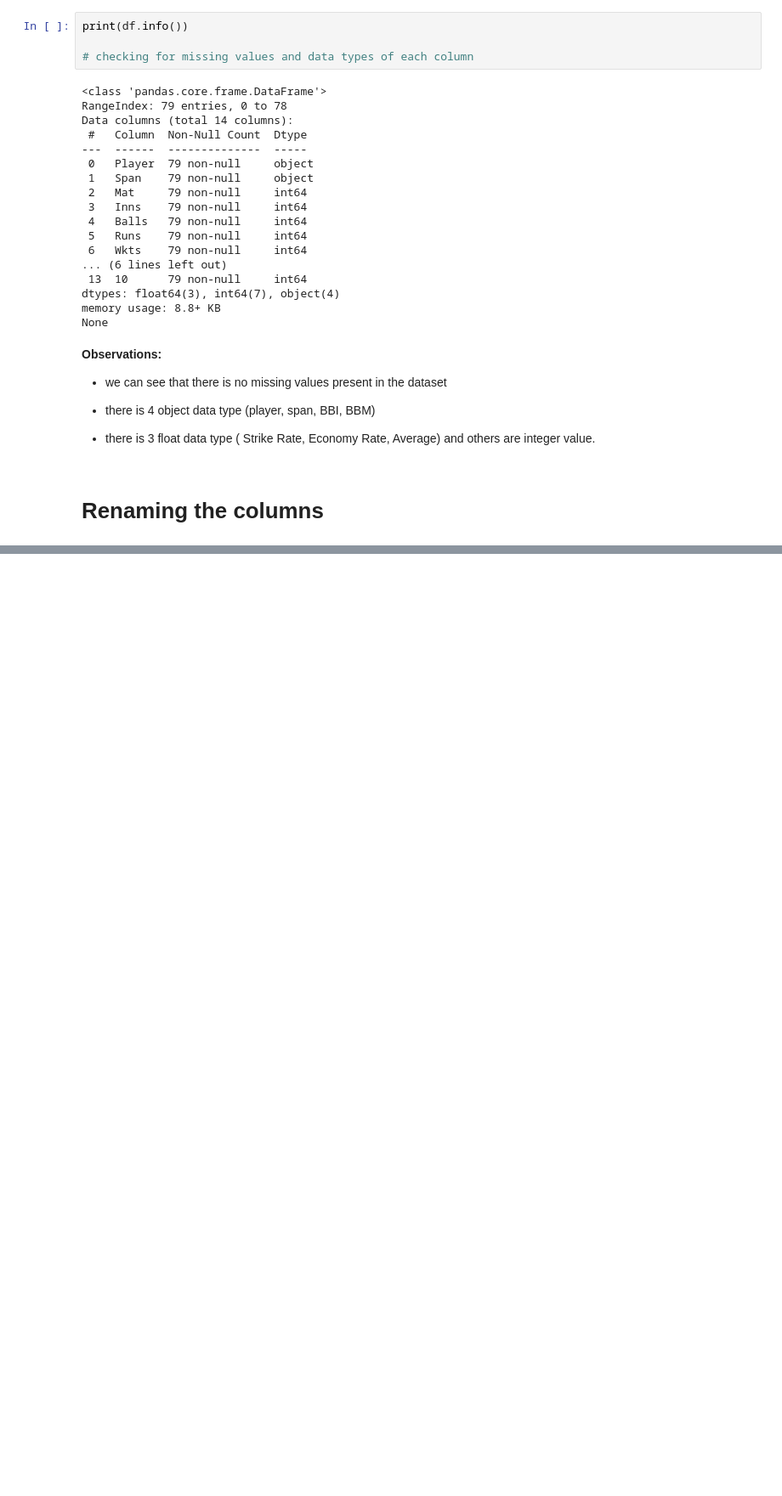
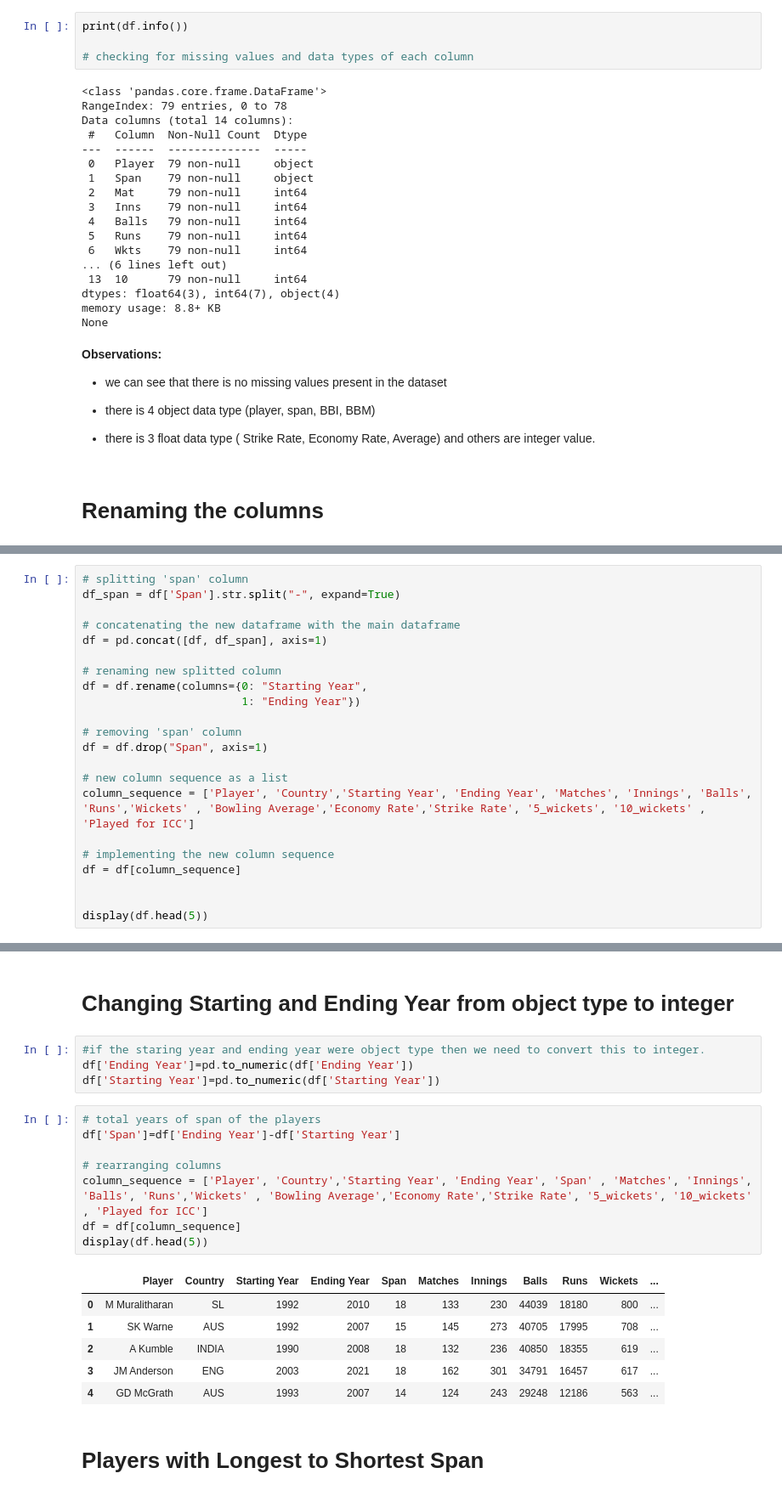
Before and after one commit to Israt055/test_bowlers_analysis, a Jupyter notebook: test_bowlers_analysis.ipynb, the cells around one changed output, grey strips where cells are left out. Shown: that part at 85% size. Saved outputs shown, nothing was run; the diff lists cells and outputs as text; blank space fills up the shorter version.

```diff
--- a/test_bowlers_analysis.ipynb
+++ b/test_bowlers_analysis.ipynb
@@ -233,0 +313,22 @@ df.head()
+# %%
+# splitting 'span' column
+df_span = df['Span'].str.split("-", expand=True)
+
+# concatenating the new dataframe with the main dataframe
+df = pd.concat([df, df_span], axis=1)
+
+# renaming new splitted column
+df = df.rename(columns={0: "Starting Year",
+                        1: "Ending Year"})
+
+# removing 'span' column
+df = df.drop("Span", axis=1)
+
+# new column sequence as a list
+column_sequence = ['Player', 'Country','Starting Year', 'Ending Year', 'Matches', 'Innings', 'Balls', 'Runs','Wickets' , 'Bowling Average','Economy Rate','Strike Rate', '5_wickets', '10_wickets' , 'Played for ICC']
+
+# implementing the new column sequence
+df = df[column_sequence]
+
+
+display(df.head(5))
@@ -233,0 +362,23 @@ df.head()
+# %% [markdown]
+# Changing Starting and Ending Year from object type to integer
+# %%
+#if the staring year and ending year were object type then we need to convert this to integer.
+df['Ending Year']=pd.to_numeric(df['Ending Year'])
+df['Starting Year']=pd.to_numeric(df['Starting Year'])
+# %%
+# total years of span of the players
+df['Span']=df['Ending Year']-df['Starting Year']
+
+# rearranging columns
+column_sequence = ['Player', 'Country','Starting Year', 'Ending Year', 'Span' , 'Matches', 'Innings', 'Balls', 'Runs','Wickets' , 'Bowling Average','Economy Rate','Strike Rate', '5_wickets', '10_wickets' , 'Played for ICC']
+df = df[column_sequence]
+display(df.head(5))
+# %% [output]
+|  | Player | Country | Starting Year | Ending Year | Span | Matches | Innings | Balls | Runs | Wickets | ... |
+| 0 | M Muralitharan | SL | 1992 | 2010 | 18 | 133 | 230 | 44039 | 18180 | 800 | ... |
+| 1 | SK Warne | AUS | 1992 | 2007 | 15 | 145 | 273 | 40705 | 17995 | 708 | ... |
+| 2 | A Kumble | INDIA | 1990 | 2008 | 18 | 132 | 236 | 40850 | 18355 | 619 | ... |
+| 3 | JM Anderson | ENG | 2003 | 2021 | 18 | 162 | 301 | 34791 | 16457 | 617 | ... |
+| 4 | GD McGrath | AUS | 1993 | 2007 | 14 | 124 | 243 | 29248 | 12186 | 563 | ... |
+# %% [markdown]
+# Players with Longest to Shortest Span
```
Also changed, not shown: parts of 32 cells of this notebook.
